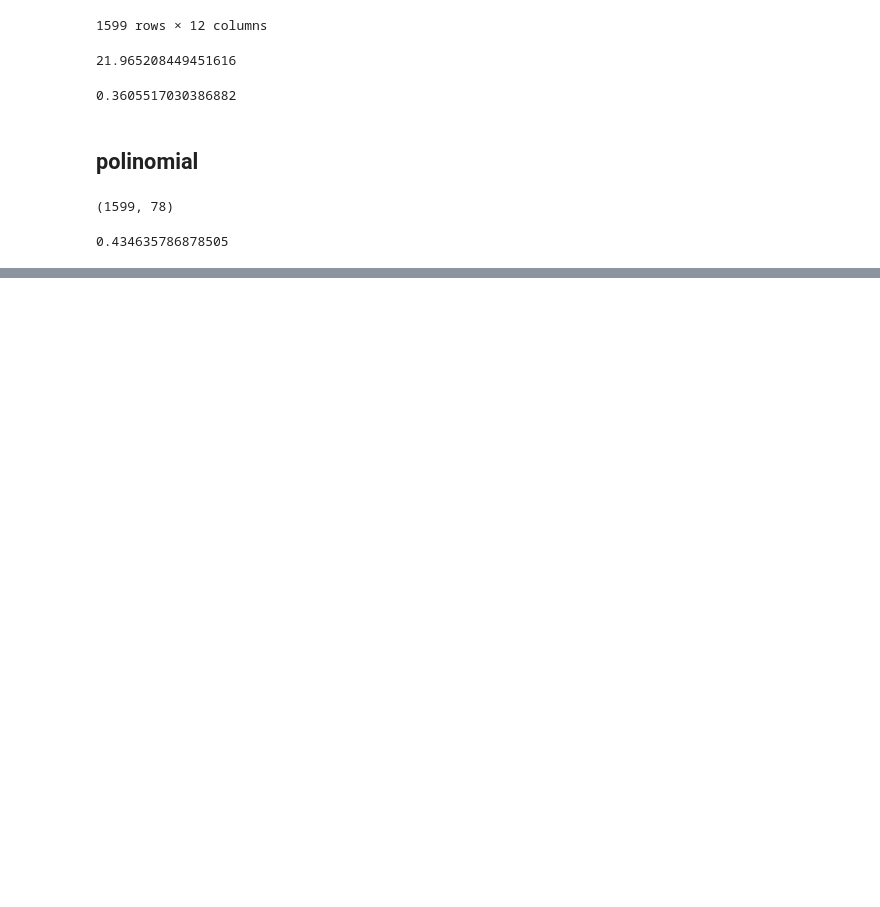
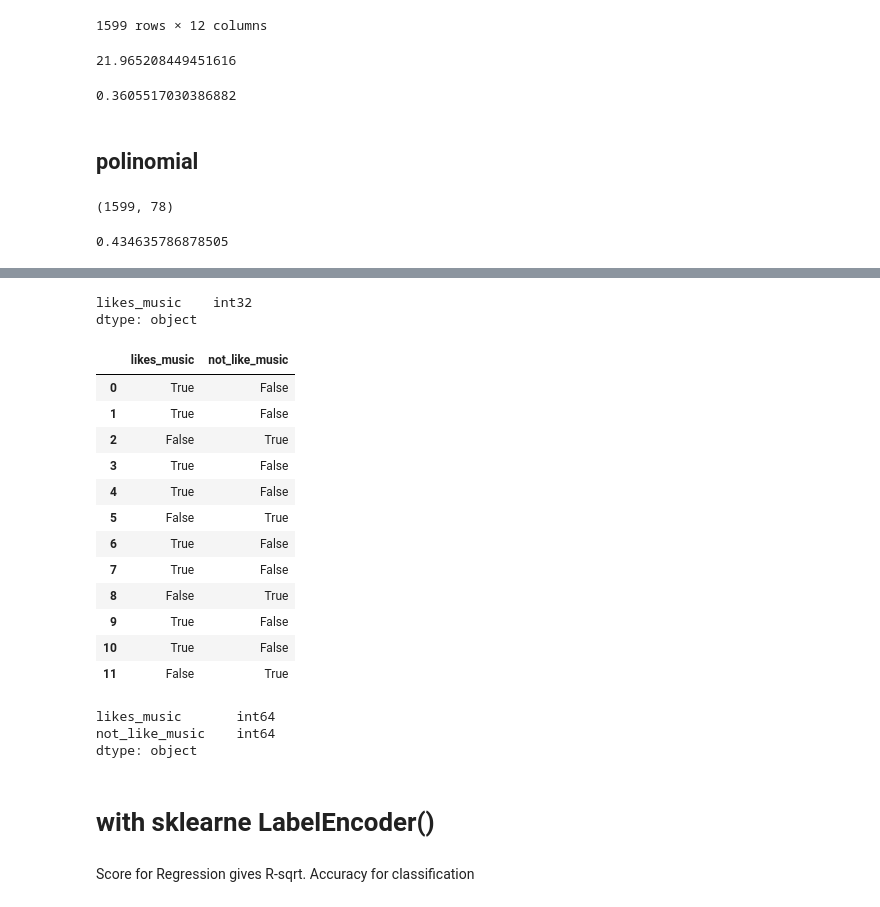
Before and after one commit to LuGeorgiev/Python-SoftUni, a Jupyter notebook: MachineLearning/01.LinearAndLogisticRegression/Linear and Logistic Regression Demos.ipynb, the cells around one changed output, grey strips where cells are left out. Saved outputs shown, nothing was run; the diff lists cells and outputs as text; code cells hidden in the pictures; blank space fills up the shorter version.

```diff
--- a/MachineLearning/01.LinearAndLogisticRegression/Linear and Logistic Regression Demos.ipynb
+++ b/MachineLearning/01.LinearAndLogisticRegression/Linear and Logistic Regression Demos.ipynb
@@ -331,0 +334,2 @@ polinom_wine_model.score(polinomial_wine_attributes, wine_tagret)
+# %%
+test_data = pd.DataFrame({"likes_music":[True, True, False, True, True, False, True, True, False,True, True, False ]})
@@ -331,0 +375,22 @@ polinom_wine_model.score(polinomial_wine_attributes, wine_tagret)
+# %%
+test_int.dtypes
+# %% [output]
+likes_music    int32
+dtype: object
+# %%
+test_data["not_like_music"] = ~test_data.likes_music
+test_data
+# %% [output]
+|  | likes_music | not_like_music |
+| 0 | True | False |
+| 1 | True | False |
+| 2 | False | True |
+| 3 | True | False |
+| 4 | True | False |
+| 5 | False | True |
+| 6 | True | False |
+| 7 | True | False |
+| 8 | False | True |
+| 9 | True | False |
+| 10 | True | False |
+| 11 | False | True |
@@ -331,0 +399,10 @@ polinom_wine_model.score(polinomial_wine_attributes, wine_tagret)
+# %%
+big_int.dtypes
+# %% [output]
+likes_music       int64
+not_like_music    int64
+dtype: object
+# %% [markdown]
+# with sklearne LabelEncoder()
+# %% [markdown]
+Score for Regression gives R-sqrt. Accuracy for classification
```
Also changed, not shown: parts of 6 cells of this notebook.
